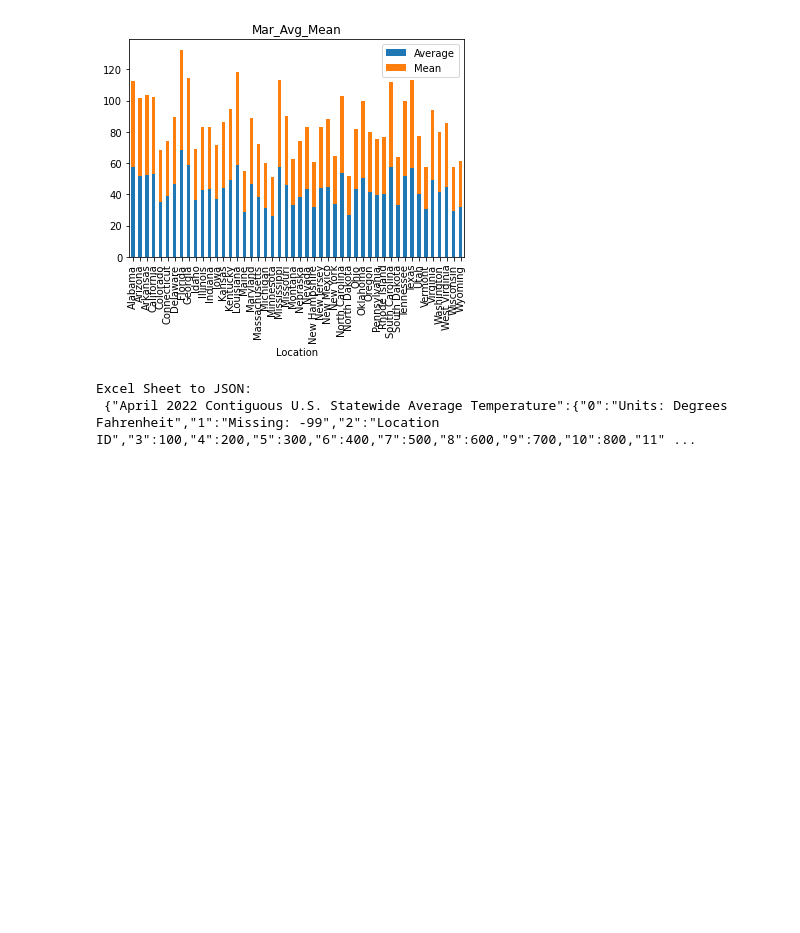
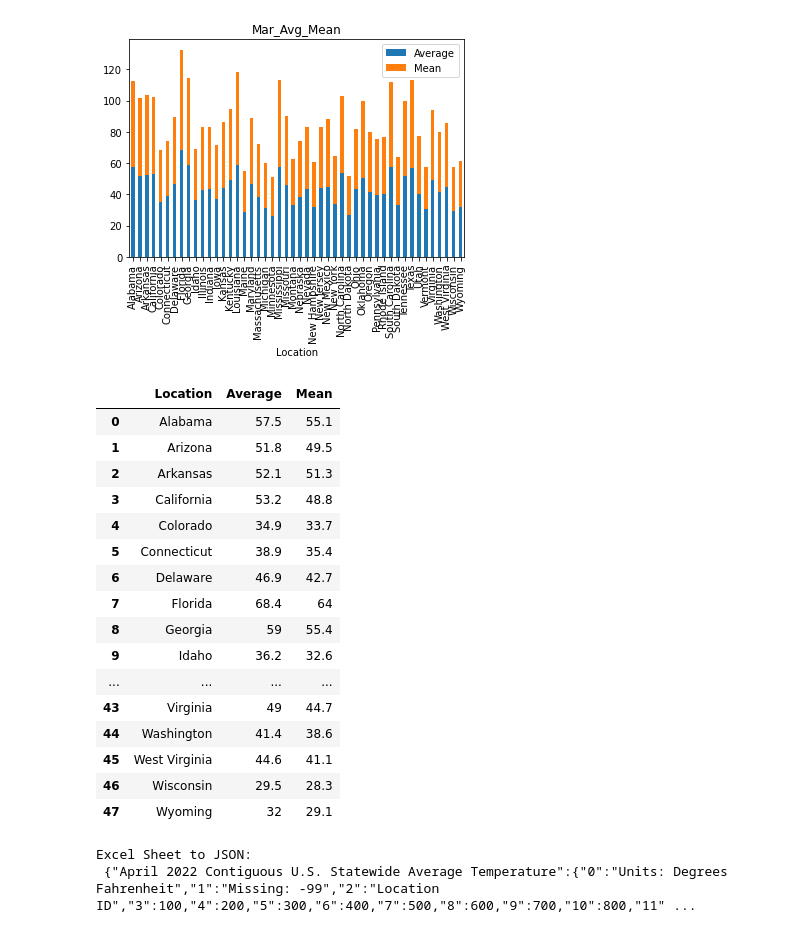
Before and after one commit to hthelander/Project-3, a Jupyter notebook: weather1.ipynb, the cells around one changed output. Cells and saved outputs as stored; diff of their text form; code cells hidden in the pictures; blank space fills up the shorter version.

```diff
--- a/weather1.ipynb
+++ b/weather1.ipynb
@@ -489,3 +555,23 @@ clean_df1.to_json(r'Resources\March_Avg&Mean.json')
+# %%
+pd.read_sql("SELECT * FROM mar_weather_data", connection)
+# %% [output]
+|  | Location | Average | Mean |
+| 0 | Alabama | 57.5 | 55.1 |
+| 1 | Arizona | 51.8 | 49.5 |
+| 2 | Arkansas | 52.1 | 51.3 |
+| 3 | California | 53.2 | 48.8 |
+| 4 | Colorado | 34.9 | 33.7 |
+| 5 | Connecticut | 38.9 | 35.4 |
+| 6 | Delaware | 46.9 | 42.7 |
+| 7 | Florida | 68.4 | 64 |
+| 8 | Georgia | 59 | 55.4 |
+| 9 | Idaho | 36.2 | 32.6 |
+| ... | ... | ... | ... |
+| 43 | Virginia | 49 | 44.7 |
+| 44 | Washington | 41.4 | 38.6 |
+| 45 | West Virginia | 44.6 | 41.1 |
+| 46 | Wisconsin | 29.5 | 28.3 |
+| 47 | Wyoming | 32 | 29.1 |
 # %%
 april_df = pd.read_excel('US Weather Data .xlsx',sheet_name='April',engine='openpyxl')
 april_str = april_df.to_json()
```
Also changed, not shown: parts of 37 cells of this notebook, 18 other files.
